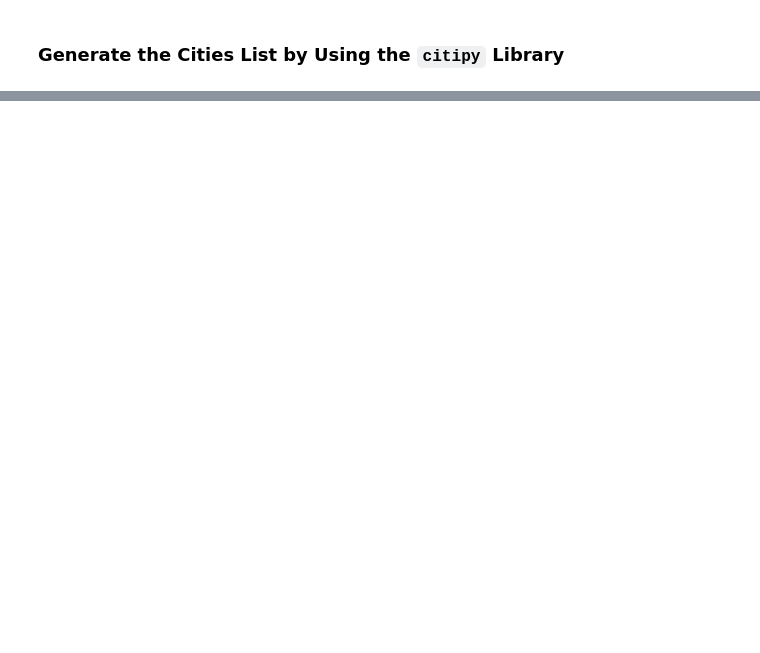
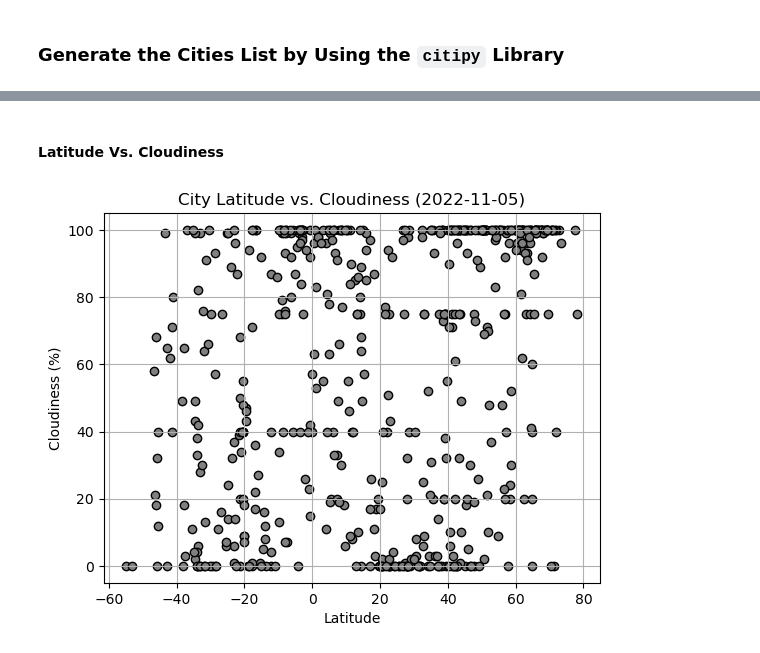
Before and after one commit to LindseyWol/python-api-challenge, a Jupyter notebook: WeatherPy/WeatherPy.ipynb, the cells around one changed output, grey strips where cells are left out. Saved outputs shown, nothing was run; the diff lists cells and outputs as text; code cells hidden in the pictures; blank space fills up the shorter version.

```diff
--- a/WeatherPy/WeatherPy.ipynb
+++ b/WeatherPy/WeatherPy.ipynb
@@ -44,0 +226,21 @@ print(f"Number of cities in the list: {len(cities)}")
+# %% [markdown]
+#### Latitude Vs. Cloudiness
+# %%
+# Build the scatter plots for latitude vs. cloudiness
+cloudiness = city_data_df["Cloudiness"]
+lat = city_data_df["Lat"]
+plt.scatter(lat, cloudiness, marker="o", facecolors="gray", edgecolors="black")
+
+# Incorporate the other graph properties
+plt.title("City Latitude vs. Cloudiness (2022-11-05)")
+plt.xlabel("Latitude")
+plt.ylabel("Cloudiness (%)")
+plt.grid()
+
+# Save the figure
+plt.savefig("output_data/Fig3.png")
+
+# Show plot
+plt.show()
+# %% [output]
+[figure, added]
```
Also changed, not shown: parts of 33 cells of this notebook, 5 other files.
